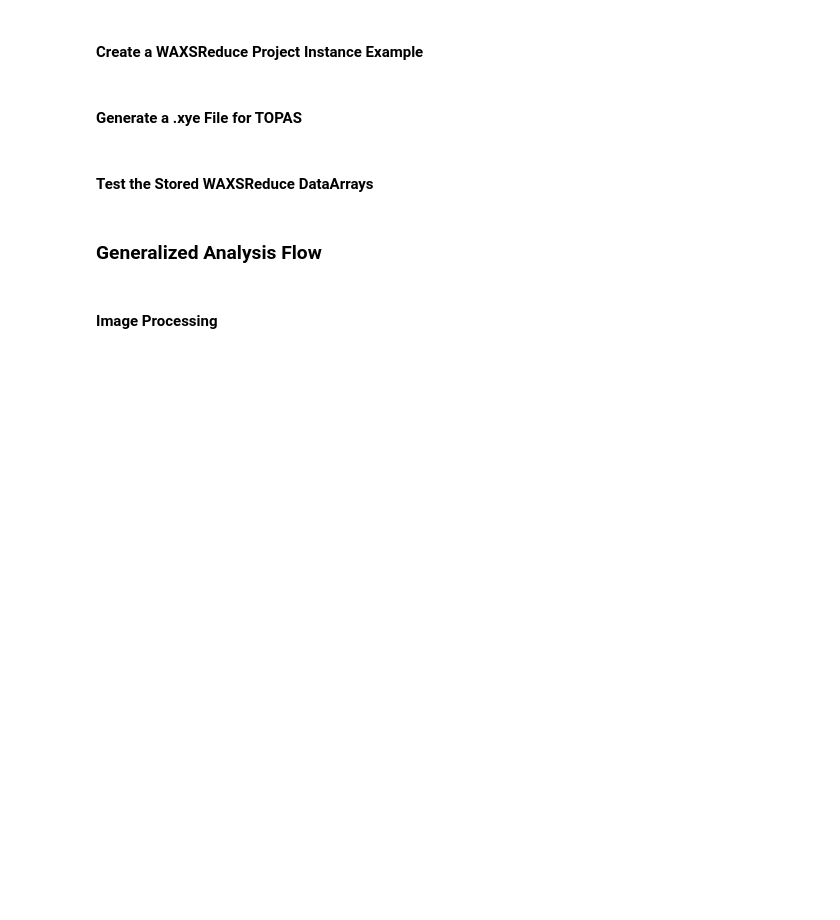
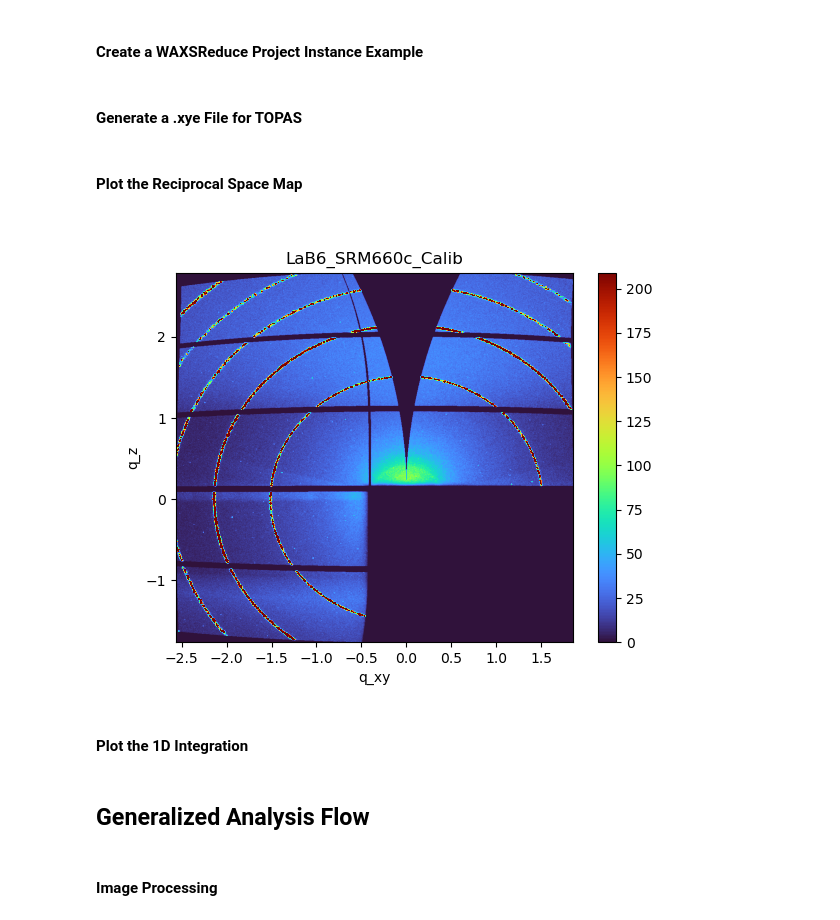
Before and after one commit to ToneyGroupCU/pyWAXS, a Jupyter notebook: example/example_pyWAXS.ipynb, the cells around one changed output. Cells and saved outputs as stored; diff of their text form; code cells hidden in the pictures; blank space fills up the shorter version.

```diff
--- a/example/example_pyWAXS.ipynb
+++ b/example/example_pyWAXS.ipynb
@@ -64,15 +62,11 @@ If you don't have a folder with the project_name, it will be automatically creat
 # %%
 current_directory = os.getcwd() # get the current directory
 basePath = Path(current_directory) # set the basePath
-project_name = 'LaB6_SRM660c_Calib' # Change this for each sample.
+projectname = 'LaB6_SRM660c_Calib' # Change this for each sample.
 
 # Generate project paths
-projectPath, PathList = waxsfiles.generate_projectPaths(basePath, project_name)
+projectPath, PathList = waxsfiles.generate_projectPaths(basePath, projectname)
 basePath, dataPath, poniPath, maskPath, analysisPath, poscarPath, hdf5Path, pngPath, simulationPath = PathList
-
-# Print results
-# print(f"Project Path: {projectPath}")
-# print(f"List of All Paths: {PathList}")
 
 # Print results
 print(f"Project Path: {projectPath}")
@@ -145,10 +130,14 @@ waxs_topas.generate_xye_file()
-# %% [markdown]
-#### Test the Stored WAXSReduce DataArrays
+# %% [markdown]
+#### Plot the Reciprocal Space Map
 # %%
 %matplotlib widget
 
 title = projectname
 
-waxs_analysis.display_image(waxs_analysis.cakedtiff_xr,
+waxs_analysis.display_image(waxs_analysis.reciptiff_xr,
                             title=title,
                             cmap='turbo')
+# %% [output]
+[figure, added]
+# %% [markdown]
+#### Plot the 1D Integration
@@ -155,5 +146,5 @@ waxs_analysis.display_image(waxs_analysis.cakedtiff_xr,
 # %% [markdown]
-### Generalized Analysis Flow
+## Generalized Analysis Flow
 # %% [markdown]
 #### Image Processing
 # %% [markdown]
```
Also changed, not shown: parts of 6 cells of this notebook, 5 other files.
